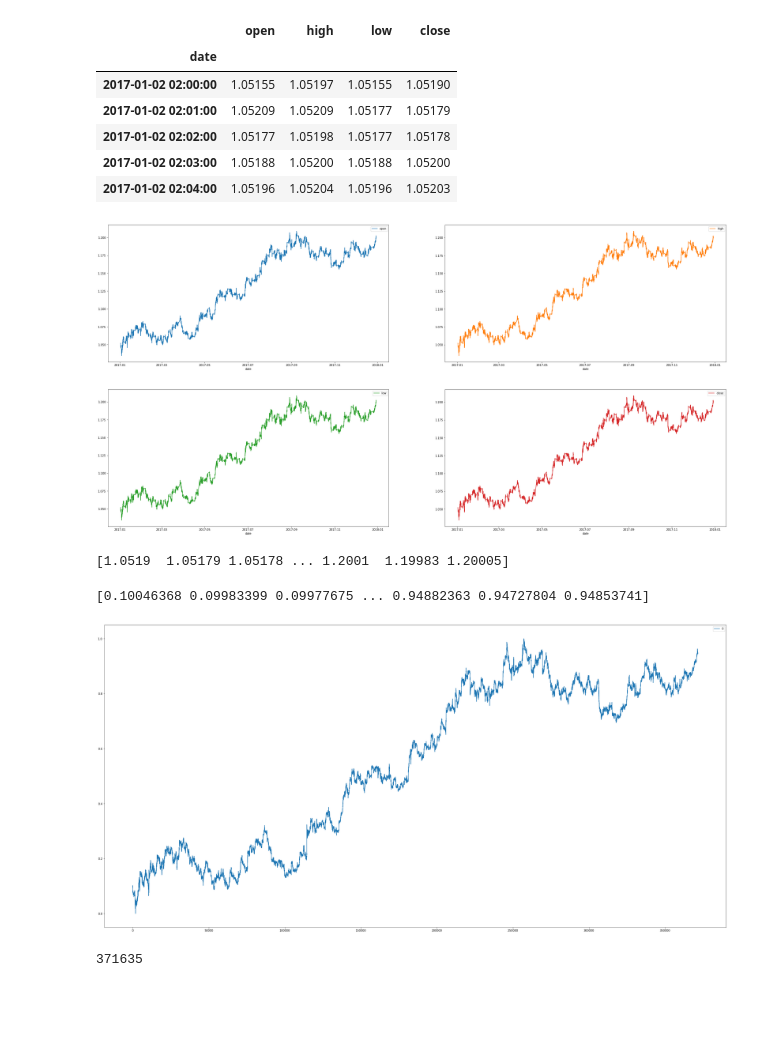
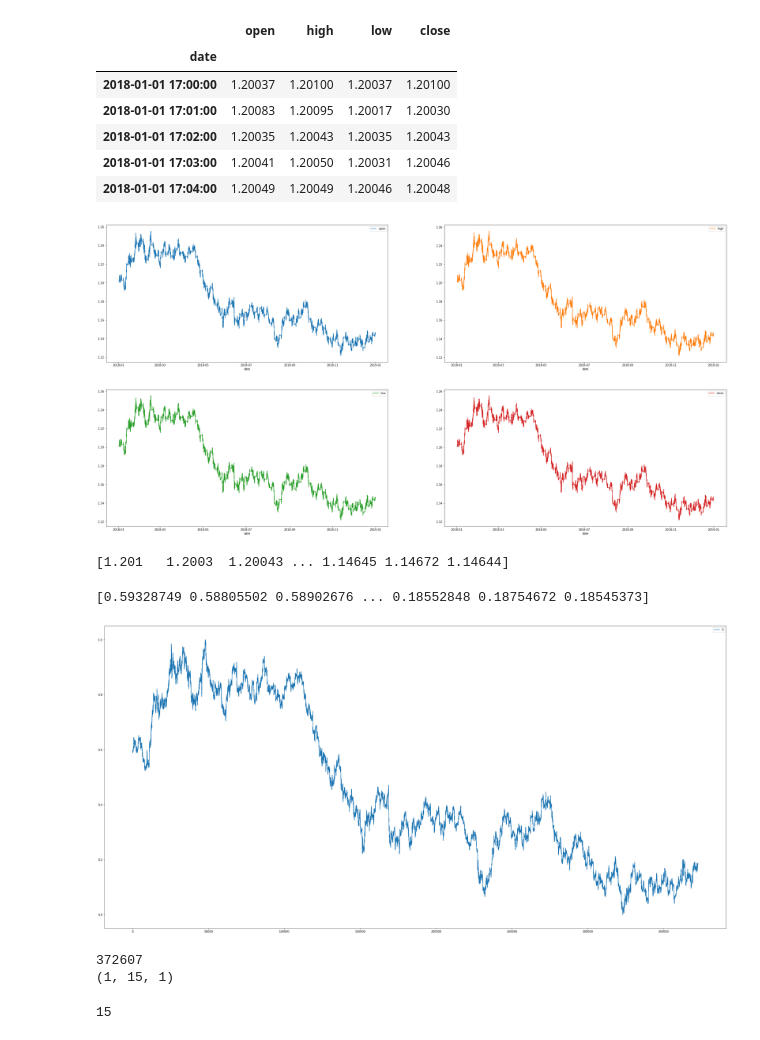
Before and after one commit to aerfio/magisterka, a Jupyter notebook: predict_plot.ipynb, the cells around one changed output. Cells and saved outputs as stored; diff of their text form; code cells hidden in the pictures; blank space fills up the shorter version.

```diff
--- a/predict_plot.ipynb
+++ b/predict_plot.ipynb
@@ -8,47 +9,54 @@ SEQ_LEN=60
 # DO_PLOT=False
 DO_PLOT=True
 # %%
-model=load_model("./models/PRED-1592152010_model.h5")
+model=load_model("./models/PRED-1594487638-OUTPUT_LEN=20_model.h5")
 
 # print(model)
-url = "./datasets/DAT_ASCII_EURUSD_M1_2017.csv"
+url = "./datasets/DAT_ASCII_EURUSD_M1_2018.csv"
 df = pd.read_csv(url, names=list(["date","open", "high", "low", "close", "volume"]), header=None, sep=";")
 df.drop("volume", 1, inplace=True)
 df['date'] = pd.to_datetime(df['date'], infer_datetime_format=True)
 df.set_index('date', inplace=True)
 
 df.head()
 # %% [output]
 |  | open | high | low | close |
 | date |  |  |  |  |
-| 2017-01-02 02:00:00 | 1.05155 | 1.05197 | 1.05155 | 1.05190 |
-| 2017-01-02 02:01:00 | 1.05209 | 1.05209 | 1.05177 | 1.05179 |
-| 2017-01-02 02:02:00 | 1.05177 | 1.05198 | 1.05177 | 1.05178 |
-| 2017-01-02 02:03:00 | 1.05188 | 1.05200 | 1.05188 | 1.05200 |
-| 2017-01-02 02:04:00 | 1.05196 | 1.05204 | 1.05196 | 1.05203 |
+| 2018-01-01 17:00:00 | 1.20037 | 1.20100 | 1.20037 | 1.20100 |
+| 2018-01-01 17:01:00 | 1.20083 | 1.20095 | 1.20017 | 1.20030 |
+| 2018-01-01 17:02:00 | 1.20035 | 1.20043 | 1.20035 | 1.20043 |
+| 2018-01-01 17:03:00 | 1.20041 | 1.20050 | 1.20031 | 1.20046 |
+| 2018-01-01 17:04:00 | 1.20049 | 1.20049 | 1.20046 | 1.20048 |
 # %%
  if DO_PLOT:
      df.plot(subplots=True, layout=(2, 2), figsize=(40, 20), sharex=False)
 # %% [output]
-[figure, old version]
+[figure, new version]
 # %%
 data_set = df.iloc[:, 3].values #close
 print(data_set)
 # %% [output]
-[1.0519  1.05179 1.05178 ... 1.2001  1.19983 1.20005]
+[1.201   1.2003  1.20043 ... 1.14645 1.14672 1.14644]
 # %%
 sc = MinMaxScaler(feature_range=(0,1))
 data_set_scaled = sc.fit_transform(data_set.reshape(-1,1))
 # %%
 print(data_set_scaled.reshape(1, -1)[0])
 # %% [output]
-[0.10046368 0.09983399 0.09977675 ... 0.94882363 0.94727804 0.94853741]
+[0.59328749 0.58805502 0.58902676 ... 0.18552848 0.18754672 0.18545373]
 # %%
 if DO_PLOT:
     pd.DataFrame(data=data_set_scaled.reshape(1, -1)[0]).plot(figsize=(40, 20), )
 # %% [output]
-[figure, old version]
+[figure, new version]
 # %%
 print(len(data_set_scaled.reshape(1, -1)[0]))
+print(np.array([data_set_scaled[:SEQ_LEN]]).shape)
+first_val=data_set_scaled.reshape(1, -1)[0][:SEQ_LEN]
 # %% [output]
-371635
+372607
+(1, 15, 1)
+# %%
+print(len(first_val))
+# %% [output]
+15
```
Also changed, not shown: parts of 5 cells of this notebook, 6 other files.
